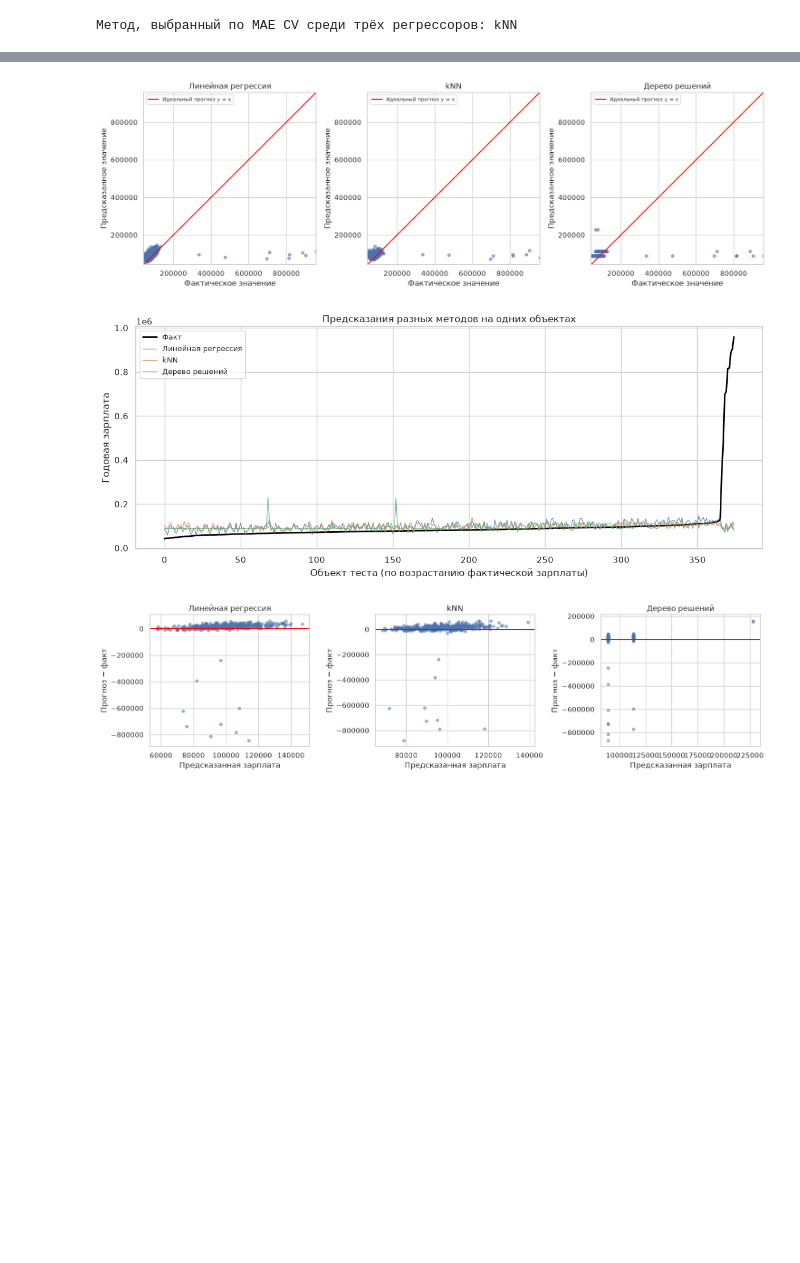
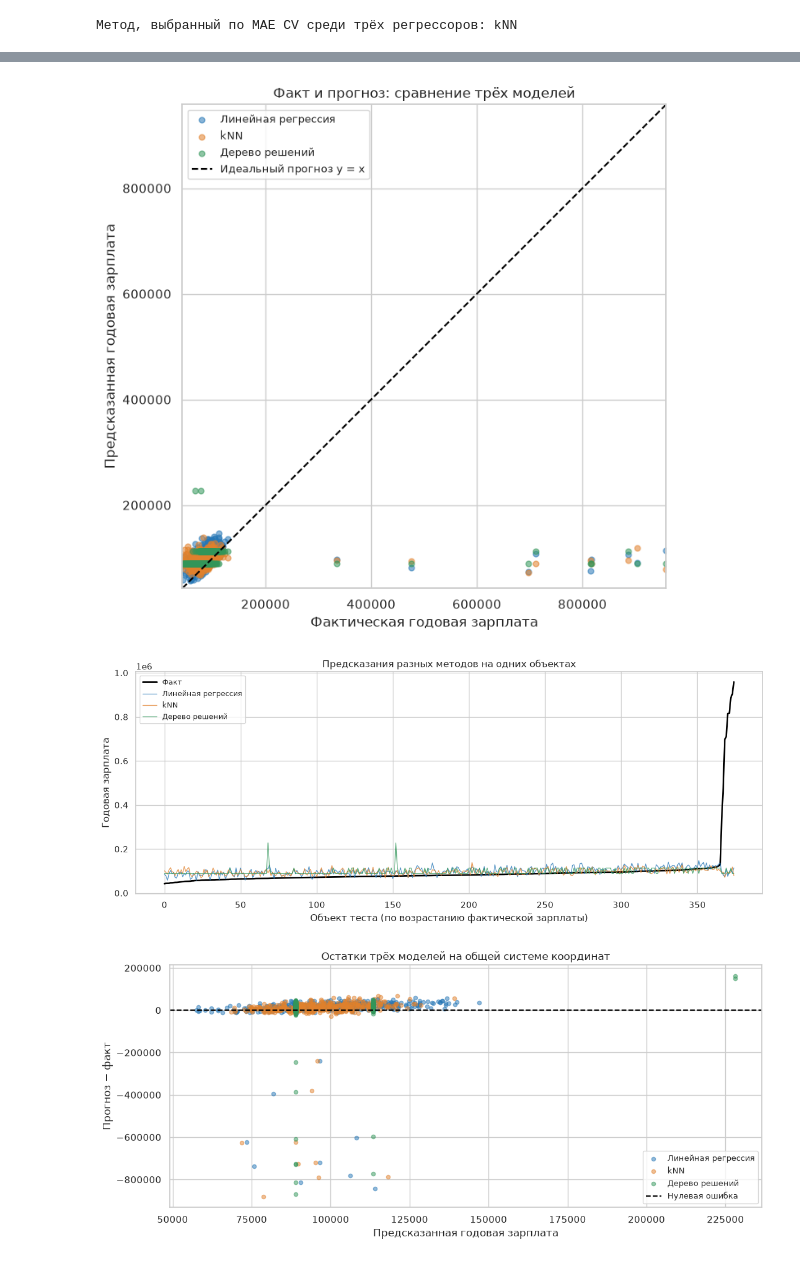
Before and after one commit to MMLive79/ida-laba-3, a Jupyter notebook: ЛР3_Вариант4.ipynb, the cells around one changed output, grey strips where cells are left out. Cells and saved outputs as stored; diff of their text form; code cells hidden in the pictures; blank space fills up the shorter version.

```diff
--- a/ЛР3_Вариант4.ipynb
+++ b/ЛР3_Вариант4.ipynb
@@ -31,7 +31,8 @@ from sklearn.impute import SimpleImputer
 from sklearn.pipeline import Pipeline, make_pipeline
 from sklearn.preprocessing import StandardScaler, OneHotEncoder, PolynomialFeatures
 from sklearn.model_selection import train_test_split, KFold, cross_val_score, GridSearchCV
-from sklearn.linear_model import LinearRegression
+from sklearn.linear_model import LinearRegression, Lasso
+from matplotlib.patches import Patch
 from sklearn.neighbors import KNeighborsRegressor
 from sklearn.tree import DecisionTreeRegressor
 from sklearn.dummy import DummyRegressor
@@ -50,7 +51,13 @@ sns.set_theme(style='whitegrid', font='DejaVu Sans', context='notebook')
 pd.set_option('display.max_columns', 30)
 pd.set_option('display.max_rows', 30)
 pd.set_option('display.float_format', lambda x: f'{x:,.4f}')
-versions = {p: importlib.metadata.version(p) for p in
+def package_version(name):
+    try:
+        return importlib.metadata.version(name)
+    except importlib.metadata.PackageNotFoundError:
+        return 'метаданные версии недоступны'
+
+versions = {p: package_version(p) for p in
             ['numpy', 'pandas', 'matplotlib', 'seaborn', 'scikit-learn', 'openpyxl']}
 print('Python:', platform.python_version())
 print('Версии библиотек:', versions)
@@ -71,7 +78,7 @@ def save_table(frame, name):
 def fact_prediction(ax, actual, predicted, title):
     low = min(np.min(actual), np.min(predicted))
     high = max(np.max(actual), np.max(predicted))
-    ax.scatter(actual, predicted, s=20, alpha=.55)
+    ax.scatter(actual, predicted, s=20, alpha=.55, label='Прогнозы модели')
     ax.plot([low, high], [low, high], color='red', label='Идеальный прогноз y = x')
     ax.set(xlabel='Фактическое значение', ylabel='Предсказанное значение', title=title)
     ax.set_xlim(low, high)
@@ -221,8 +239,10 @@ for ax, feature in zip(axes, ['x1', 'x2']):
 savefig('02_linear_regression')
 fig, axes = plt.subplots(1, 2, figsize=(11, 4))
 for ax, feature in zip(axes, ['x1', 'x2']):
-    ax.scatter(np.arange(len(test)), linear_predictions[feature]['прогноз − факт'], s=16, alpha=.6)
-    ax.axhline(0, color='red')
+    ax.scatter(np.arange(len(test)), linear_predictions[feature]['прогноз − факт'],
+               s=16, alpha=.6, label='Ошибка на тесте')
+    ax.axhline(0, color='red', label='Нулевая ошибка')
+    ax.legend(fontsize=8)
     ax.set(xlabel='Номер объекта в тестовой выборке', ylabel='Прогноз − факт', title=f'Ошибки: {feature}')
 savefig('03_linear_errors')
 fig, axes = plt.subplots(1, 2, figsize=(10, 5))
@@ -754,66 +791,79 @@ kNN лучшие параметры: {'model__n_neighbors': 75, 'model__weights'
 на обучении, и не заменяют оценку на полной тестовой выборке.
 # %%
 # Шаг: 11_сравнительные_графики_диагностика
-fig, axes = plt.subplots(1, 3, figsize=(15, 5))
-for ax, name in zip(axes, salary_models):
-    fact_prediction(ax, y_test, salary_predictions[name], name)
+model_colors = dict(zip(salary_models, ['#2677b6', '#e1812c', '#32965a']))
+fig, ax = plt.subplots(figsize=(8, 7))
+low = min(y_test.min(), salary_predictions[list(salary_models)].min().min())
+high = max(y_test.max(), salary_predictions[list(salary_models)].max().max())
+for name, color in model_colors.items():
+    ax.scatter(y_test, salary_predictions[name], color=color, s=24, alpha=.55, label=name)
+ax.plot([low, high], [low, high], color='black', linestyle='--', label='Идеальный прогноз y = x')
+ax.set(xlabel='Фактическая годовая зарплата', ylabel='Предсказанная годовая зарплата',
+       title='Факт и прогноз: сравнение трёх моделей', xlim=(low, high), ylim=(low, high))
+ax.set_aspect('equal', adjustable='box')
+ax.legend(fontsize=9)
 plt.tight_layout()
 savefig('13_salary_all_fact_prediction')
 ordered = salary_predictions.sort_values('факт').reset_index(drop=True)
 fig, ax = plt.subplots(figsize=(12, 5))
 ax.plot(ordered.index, ordered['факт'], color='black', lw=2, label='Факт')
-for name in salary_models:
-    ax.plot(ordered.index, ordered[name], alpha=.75, lw=1, label=name)
+for name, color in model_colors.items():
+    ax.plot(ordered.index, ordered[name], color=color, alpha=.75, lw=1, label=name)
 ax.set(xlabel='Объект теста (по возрастанию фактической зарплаты)', ylabel='Годовая зарплата',
        title='Предсказания разных методов на одних объектах')
 ax.legend(fontsize=9)
 plt.tight_layout()
 savefig('14_salary_sorted_predictions')
-fig, axes = plt.subplots(1, 3, figsize=(15, 4))
-for ax, name in zip(axes, salary_models):
-    ax.scatter(salary_predictions[name], salary_predictions[name]-y_test, s=18, alpha=.5)
-    ax.axhline(0, color='red')
-    ax.set(xlabel='Предсказанная зарплата', ylabel='Прогноз − факт', title=name)
+fig, ax = plt.subplots(figsize=(11, 5))
+for name, color in model_colors.items():
+    ax.scatter(salary_predictions[name], salary_predictions[name]-y_test,
+               color=color, s=20, alpha=.5, label=name)
+ax.axhline(0, color='black', linestyle='--', label='Нулевая ошибка')
+ax.set(xlabel='Предсказанная годовая зарплата', ylabel='Прогноз − факт',
+       title='Остатки трёх моделей на общей системе координат')
+ax.legend(fontsize=9)
 plt.tight_layout()
 savefig('15_salary_residuals')
 fig, axes = plt.subplots(1, 2, figsize=(11, 4))
 salary_metrics['MAE'].plot.bar(ax=axes[0], rot=15, color='#3678a8')
 salary_metrics['R2'].plot.bar(ax=axes[1], rot=15, color='#58a386')
-axes[0].set(ylabel='MAE', xlabel='', title='Средняя абсолютная ошибка на всём тесте')
-axes[1].set(ylabel='R²', xlabel='', title='R² на всём тесте')
+axes[0].legend(['MAE на тесте'], fontsize=8)
+axes[1].legend(['R² на тесте'], fontsize=8)
+axes[0].set(ylabel='MAE', xlabel='Модель', title='Средняя абсолютная ошибка на всём тесте')
+axes[1].set(ylabel='R²', xlabel='Модель', title='R² на всём тесте')
 axes[1].axhline(0, color='black', lw=.7)
 plt.tight_layout()
 savefig('16_salary_comparison_metrics')
 typical = y_test.between(target_low, target_high)
 diagnostic_rows = []
 for name in salary_predictions.columns.drop('факт'):
     diagnostic_rows.append({'Модель': name, 'Группа': 'Обычный диапазон', 'n': int(typical.sum()),
                             **metrics(y_test[typical], salary_predictions.loc[typical, name])})
     if (~typical).sum() > 1:
         diagnostic_rows.append({'Модель': name, 'Группа': 'За границами IQR', 'n': int((~typical).sum()),
                                 **metrics(y_test[~typical], salary_predictions.loc[~typical, name])})
 diagnostic_metrics = pd.DataFrame(diagnostic_rows)
 display(diagnostic_metrics)
 save_table(diagnostic_metrics, 'part3_diagnostic_groups')
 best_test_mae = salary_metrics.loc[list(salary_models), 'MAE'].idxmin()
 best_test_r2 = salary_metrics.loc[list(salary_models), 'R2'].idxmax()
 display(Markdown(
     f'**Вывод по части 3.** По MAE CV среди обязательных методов выбран «{recommended}». '
     f'На всём тесте минимальный MAE среди них у «{best_test_mae}» '
     f'({salary_metrics.loc[best_test_mae, "MAE"]:,.2f}), максимальный R² у «{best_test_r2}» '
     f'({salary_metrics.loc[best_test_r2, "R2"]:.4f}). '
     f'Из {len(y_test)} тестовых объектов {int((~typical).sum())} находятся за границами IQR salary. '
     'Редкие большие зарплаты создают значительные ошибки и особенно сильно влияют на MSE и RMSE. '
     'Усреднённая метрика не гарантирует точность для таких сотрудников. '
     'Преимущество над базовым прогнозом следует проверять по выбранной метрике; '
     'ни один метод нельзя рекомендовать к применению без оценки ошибок в разных группах.'))
 display(Markdown(
     '**Сравнение с базовым методом.** Медиана обучения имеет меньший MAE на CV и на тесте, '
     'чем все три регрессора. Выбор kNN относится только к сравнению обязательных методов; '
     'на данном наборе по MAE они не оправдывают замену постоянного медианного прогноза. '
     'R² обучения kNN с весами distance близок к 1, поскольку обучающий объект является своим '
     'ближайшим соседом. Это не показатель точности на новых объектах.'))
 # %% [output]
-[figure, old version]
+[figure, new version]
 [figure]
-[figure, old version]
+[figure, new version]
```
Also changed, not shown: parts of 15 cells of this notebook, 54 other files.
